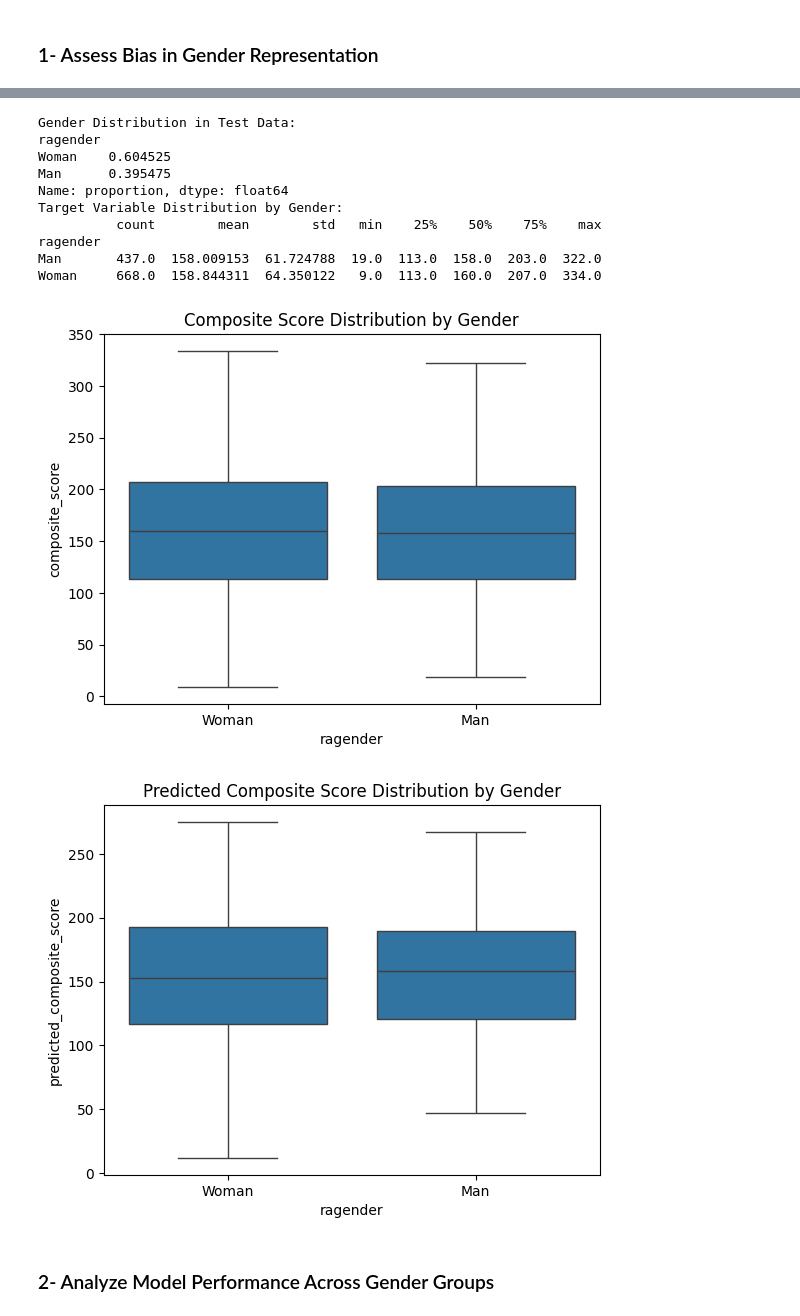
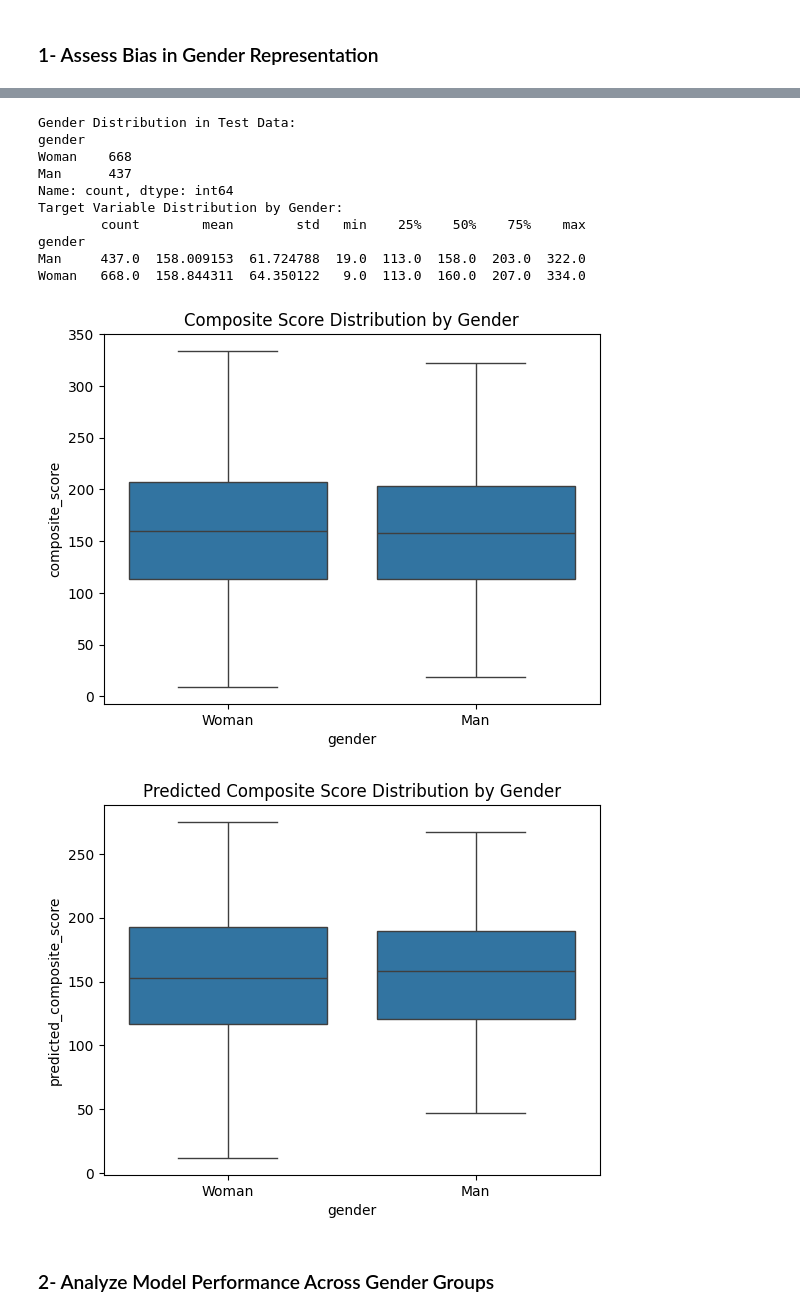
Before and after one commit to moghis/PREPARE, a Jupyter notebook: bias_our_model.ipynb, the cells around one changed output, grey strips where cells are left out. Saved outputs shown, nothing was run; the diff lists cells and outputs as text; code cells hidden in the pictures.

```diff
--- a/bias_our_model.ipynb
+++ b/bias_our_model.ipynb
@@ -529,7 +545,8 @@ np.mean(optimized_weights_list, axis=0)
 array([0.25985829, 0.38508924, 0.21887303, 0.13617944])
 # %%
 # Calculate the average weights from cross-validation
-average_weights = np.mean(optimized_weights_list, axis=0)
+# average_weights = np.mean(optimized_weights_list, axis=0)
+average_weights = np.array([0.25985829, 0.38508924, 0.21887303, 0.13617944])
 
 # Train models on the entire training dataset
 merged_df.drop(columns=['uid'], inplace=True)
@@ -656,6 +656,8 @@ root_mean_squared_error(final_test['composite_score'], final_test['predicted_com
 ### 1- Assess Bias in Gender Representation
 # %%
 final_test["ragender"] = final_test["ragender"].replace({"2.Woman": "Woman", "1.Man": "Man"})
+final_test.rename(columns={"ragender": "gender"}, inplace=True)
+merged_df_keep.rename(columns={"ragender": "gender"}, inplace=True)
 # %%
 # in the training data
 
@@ -686,36 +689,36 @@ ragender
 # %%
 # in the test data
 
 # Check gender distribution in the dataset
 print("Gender Distribution in Test Data:")
-print(final_test['ragender'].value_counts(normalize=True))
+print(final_test['gender'].value_counts())
 
 # Compare the target variable across genders
 print("Target Variable Distribution by Gender:")
-print(final_test.groupby('ragender')['composite_score'].describe())
+print(final_test.groupby('gender')['composite_score'].describe())
 
 # Visualize the differences
-sns.boxplot(x='ragender', y='composite_score', data=final_test)
+sns.boxplot(x='gender', y='composite_score', data=final_test)
 plt.title("Composite Score Distribution by Gender")
 plt.show()
 
 # Visualize the differences
-sns.boxplot(x='ragender', y='predicted_composite_score', data=final_test)
+sns.boxplot(x='gender', y='predicted_composite_score', data=final_test)
 plt.title("Predicted Composite Score Distribution by Gender")
 plt.show()
 # %% [output]
 Gender Distribution in Test Data:
-ragender
-Woman    0.604525
-Man      0.395475
-Name: proportion, dtype: float64
+gender
+Woman    668
+Man      437
+Name: count, dtype: int64
 Target Variable Distribution by Gender:
-          count        mean        std   min    25%    50%    75%    max
-ragender
-Man       437.0  158.009153  61.724788  19.0  113.0  158.0  203.0  322.0
-Woman     668.0  158.844311  64.350122   9.0  113.0  160.0  207.0  334.0
+        count        mean        std   min    25%    50%    75%    max
+gender
+Man     437.0  158.009153  61.724788  19.0  113.0  158.0  203.0  322.0
+Woman   668.0  158.844311  64.350122   9.0  113.0  160.0  207.0  334.0
-[figure, old version]
+[figure, new version]
-[figure, old version]
+[figure, new version]
 # %% [markdown]
 ### 2- Analyze Model Performance Across Gender Groups
 # %%
```
Also changed, not shown: parts of 21 cells of this notebook.
